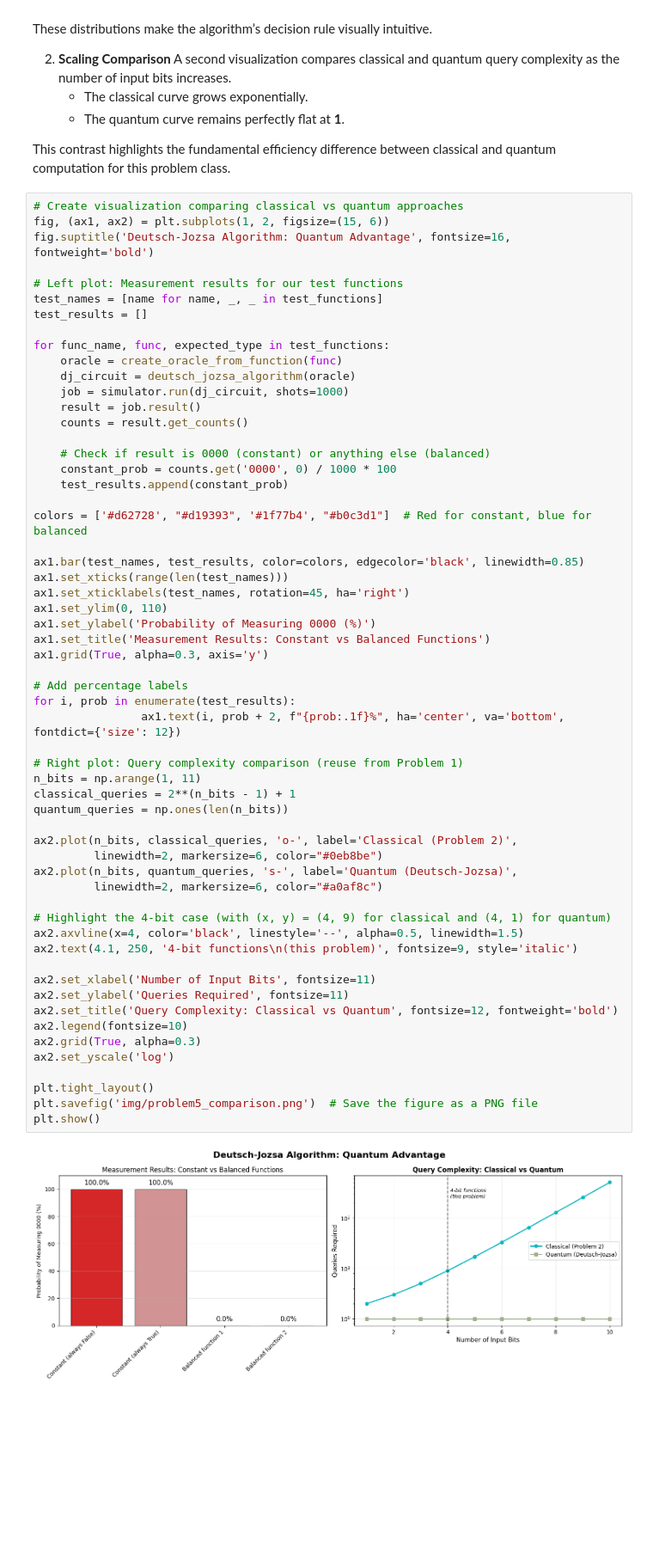
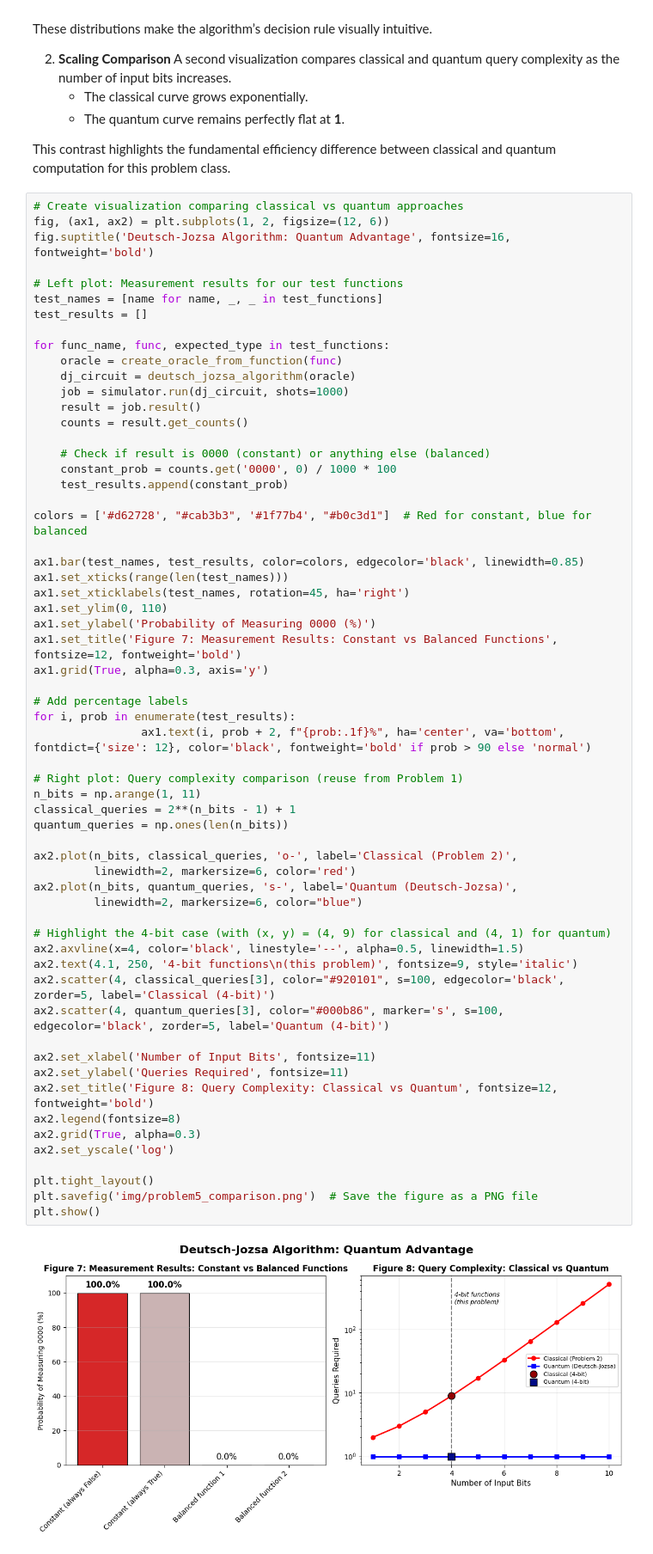
Before and after one commit to tomaspettit2506/ET-G00419414, a Jupyter notebook: problems.ipynb, the cells around one changed output. Shown at 86% size. Drawn from its saved outputs; the diff is of its cells as text; blank space fills up the shorter version.

Commit message:
Adding the number of the figures (1 - 8). Update images and data.

```diff
--- a/problems.ipynb
+++ b/problems.ipynb
@@ -1425,7 +1440,7 @@ To illustrate the full quantum advantage offered by the Deutsch–Jozsa algorith
  This contrast highlights the fundamental efficiency difference between classical and quantum computation for this problem class.
 # %%
 # Create visualization comparing classical vs quantum approaches
-fig, (ax1, ax2) = plt.subplots(1, 2, figsize=(15, 6))
+fig, (ax1, ax2) = plt.subplots(1, 2, figsize=(12, 6))
 fig.suptitle('Deutsch-Jozsa Algorithm: Quantum Advantage', fontsize=16, fontweight='bold')
 
 # Left plot: Measurement results for our test functions
@@ -1443,46 +1458,48 @@ for func_name, func, expected_type in test_functions:
     constant_prob = counts.get('0000', 0) / 1000 * 100
     test_results.append(constant_prob)
 
-colors = ['#d62728', "#d19393", '#1f77b4', "#b0c3d1"]  # Red for constant, blue for balanced
+colors = ['#d62728', "#cab3b3", '#1f77b4', "#b0c3d1"]  # Red for constant, blue for balanced
 
 ax1.bar(test_names, test_results, color=colors, edgecolor='black', linewidth=0.85)
 ax1.set_xticks(range(len(test_names)))
 ax1.set_xticklabels(test_names, rotation=45, ha='right')
 ax1.set_ylim(0, 110)
 ax1.set_ylabel('Probability of Measuring 0000 (%)')
-ax1.set_title('Measurement Results: Constant vs Balanced Functions')
+ax1.set_title('Figure 7: Measurement Results: Constant vs Balanced Functions', fontsize=12, fontweight='bold')
 ax1.grid(True, alpha=0.3, axis='y')
 
 # Add percentage labels
 for i, prob in enumerate(test_results):
-				ax1.text(i, prob + 2, f"{prob:.1f}%", ha='center', va='bottom', fontdict={'size': 12})
+				ax1.text(i, prob + 2, f"{prob:.1f}%", ha='center', va='bottom', fontdict={'size': 12}, color='black', fontweight='bold' if prob > 90 else 'normal')
 
 # Right plot: Query complexity comparison (reuse from Problem 1)
 n_bits = np.arange(1, 11)
 classical_queries = 2**(n_bits - 1) + 1
 quantum_queries = np.ones(len(n_bits))
 
 ax2.plot(n_bits, classical_queries, 'o-', label='Classical (Problem 2)',
-         linewidth=2, markersize=6, color="#0eb8be")
+         linewidth=2, markersize=6, color='red')
 ax2.plot(n_bits, quantum_queries, 's-', label='Quantum (Deutsch-Jozsa)',
-         linewidth=2, markersize=6, color="#a0af8c")
+         linewidth=2, markersize=6, color="blue")
 
 # Highlight the 4-bit case (with (x, y) = (4, 9) for classical and (4, 1) for quantum)
 ax2.axvline(x=4, color='black', linestyle='--', alpha=0.5, linewidth=1.5)
 ax2.text(4.1, 250, '4-bit functions\n(this problem)', fontsize=9, style='italic')
+ax2.scatter(4, classical_queries[3], color="#920101", s=100, edgecolor='black', zorder=5, label='Classical (4-bit)')
+ax2.scatter(4, quantum_queries[3], color="#000b86",	marker='s', s=100, edgecolor='black', zorder=5, label='Quantum (4-bit)')
 
 ax2.set_xlabel('Number of Input Bits', fontsize=11)
 ax2.set_ylabel('Queries Required', fontsize=11)
-ax2.set_title('Query Complexity: Classical vs Quantum', fontsize=12, fontweight='bold')
-ax2.legend(fontsize=10)
+ax2.set_title('Figure 8: Query Complexity: Classical vs Quantum', fontsize=12, fontweight='bold')
+ax2.legend(fontsize=8)
 ax2.grid(True, alpha=0.3)
 ax2.set_yscale('log')
 
 plt.tight_layout()
 plt.savefig('img/problem5_comparison.png')  # Save the figure as a PNG file
 plt.show()
 # %% [output]
-[figure, old version]
+[figure, new version]
 # %%
 # Print summary statistics
 print("\n" + "=" * 70)
```
Also changed, not shown: parts of 17 cells of this notebook, 8 other files.
